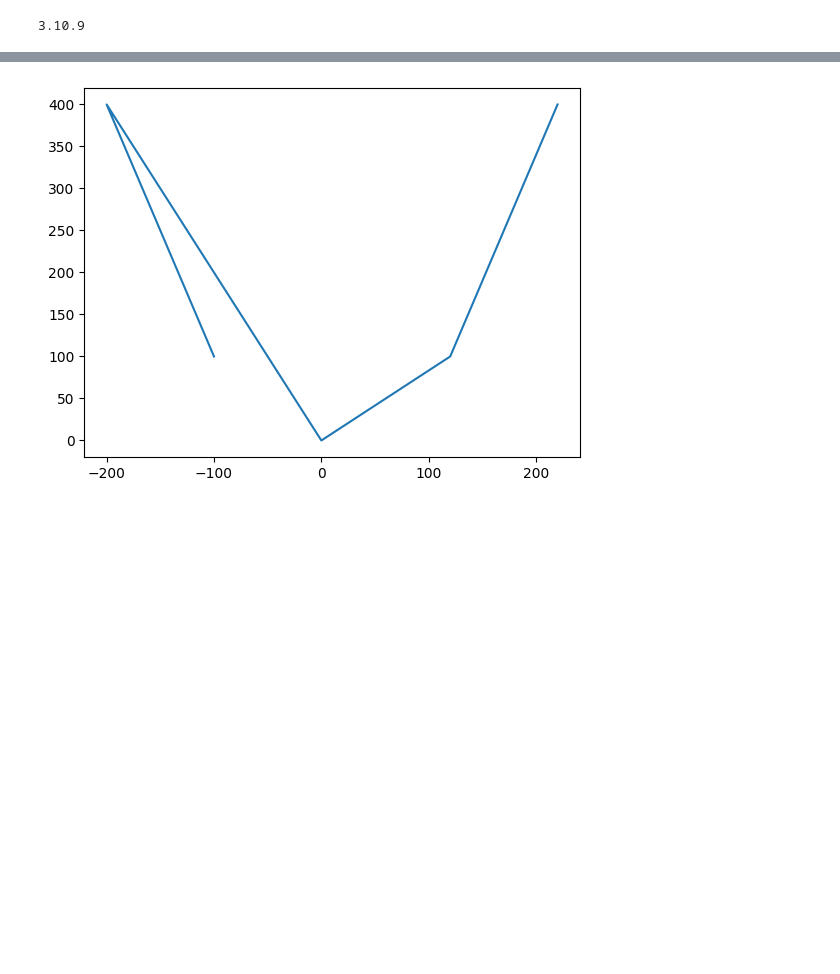
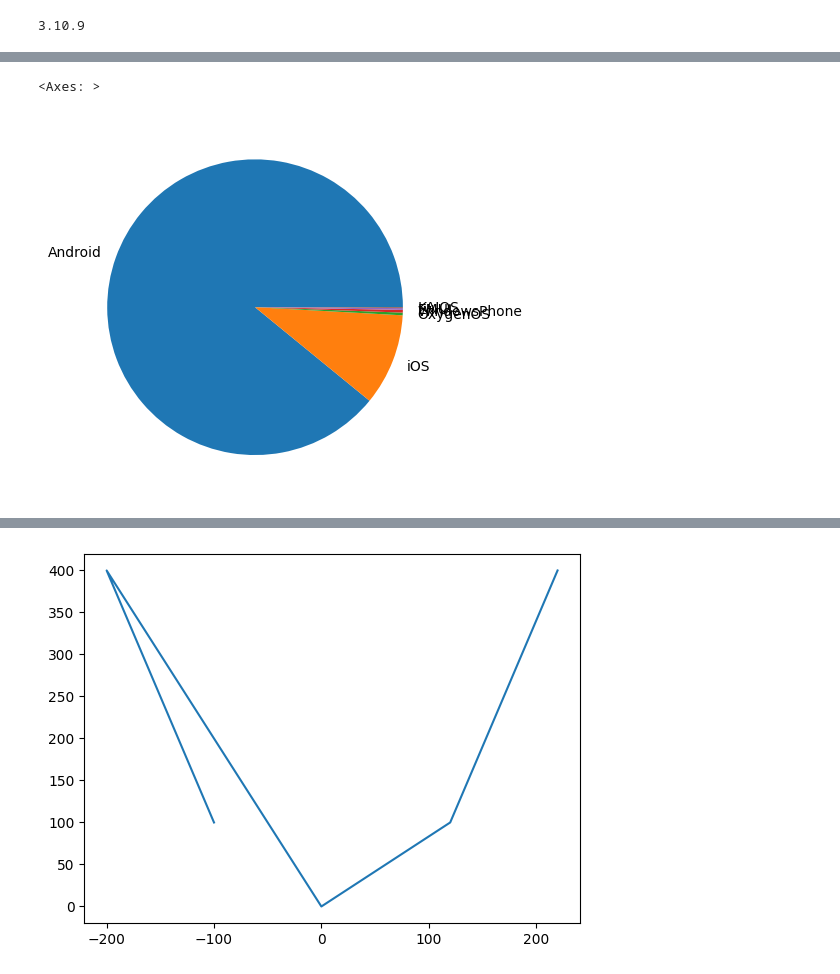
Before and after one commit to balkrishna-16/Datascience-in-Python, a Jupyter notebook: day15.ipynb, the cells around one changed output, grey strips where cells are left out. Cells and saved outputs as stored; diff of their text form; code cells hidden in the pictures; blank space fills up the shorter version.

```diff
--- a/day15.ipynb
+++ b/day15.ipynb
@@ -23,0 +84,5 @@ print(matplotlib.__version__)
+# %%
+df['os'].value_counts().plot(kind='pie')
+# %% [output]
+<Axes: >
+[figure, added]
```
Also changed, not shown: parts of 10 cells of this notebook, 3 other files.
